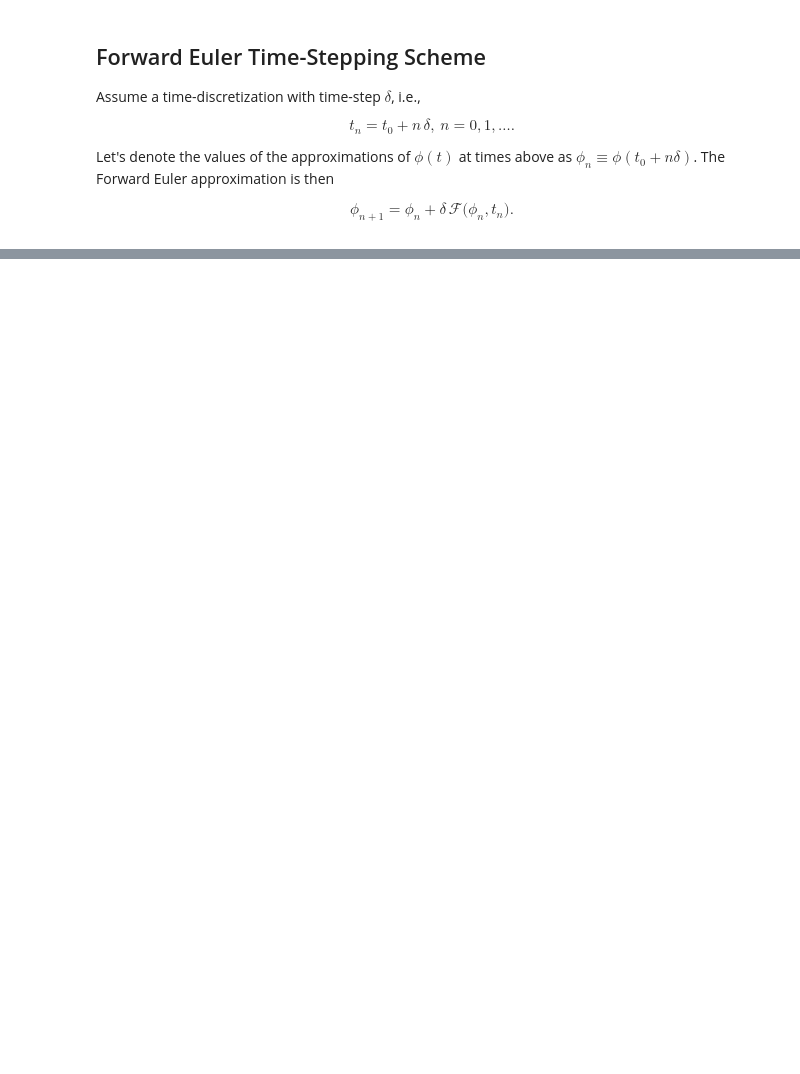
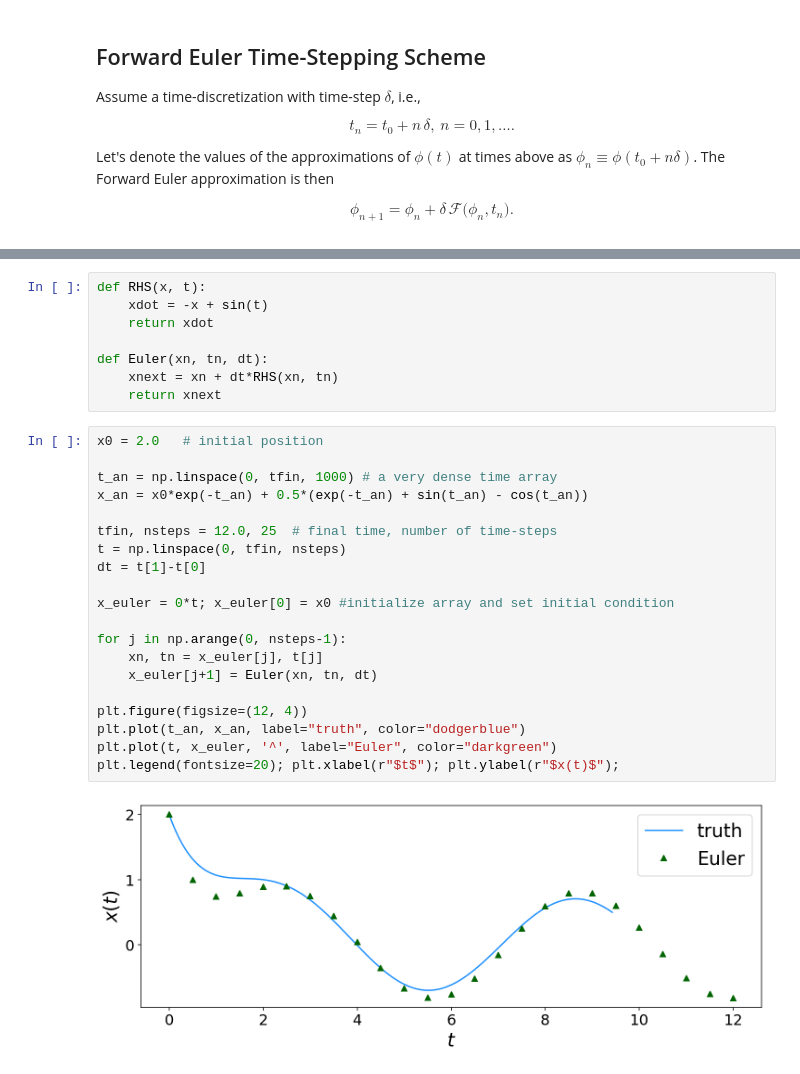
Before and after one commit to ClimateFluidPhysics-ANU/DynamicalSystems-BifurcationTheory, a Jupyter notebook: workshops/Workshop-1.ipynb, the cells around one changed output, grey strips where cells are left out. Cells and saved outputs as stored; diff of their text form; blank space fills up the shorter version.

```diff
--- a/workshops/Workshop-1.ipynb
+++ b/workshops/Workshop-1.ipynb
@@ -96,3 +139,33 @@ $$
+# %%
+def RHS(x, t):
+    xdot = -x + sin(t)
+    return xdot
+
+def Euler(xn, tn, dt):
+    xnext = xn + dt*RHS(xn, tn)
+    return xnext
+# %%
+x0 = 2.0   # initial position
+
+t_an = np.linspace(0, tfin, 1000) # a very dense time array
+x_an = x0*exp(-t_an) + 0.5*(exp(-t_an) + sin(t_an) - cos(t_an))
+
+tfin, nsteps = 12.0, 25  # final time, number of time-steps
+t = np.linspace(0, tfin, nsteps)
+dt = t[1]-t[0]
+
+x_euler = 0*t; x_euler[0] = x0 #initialize array and set initial condition
+
+for j in np.arange(0, nsteps-1):
+    xn, tn = x_euler[j], t[j]
+    x_euler[j+1] = Euler(xn, tn, dt)
+
+plt.figure(figsize=(12, 4))
+plt.plot(t_an, x_an, label="truth", color="dodgerblue")
+plt.plot(t, x_euler, '^', label="Euler", color="darkgreen")
+plt.legend(fontsize=20); plt.xlabel(r"$t$"); plt.ylabel(r"$x(t)$");
+# %% [output]
+[figure, added]
 # %% [markdown]
 ## Error associated with Forward Euler
 
```
Also changed, not shown: parts of 22 cells of this notebook.
